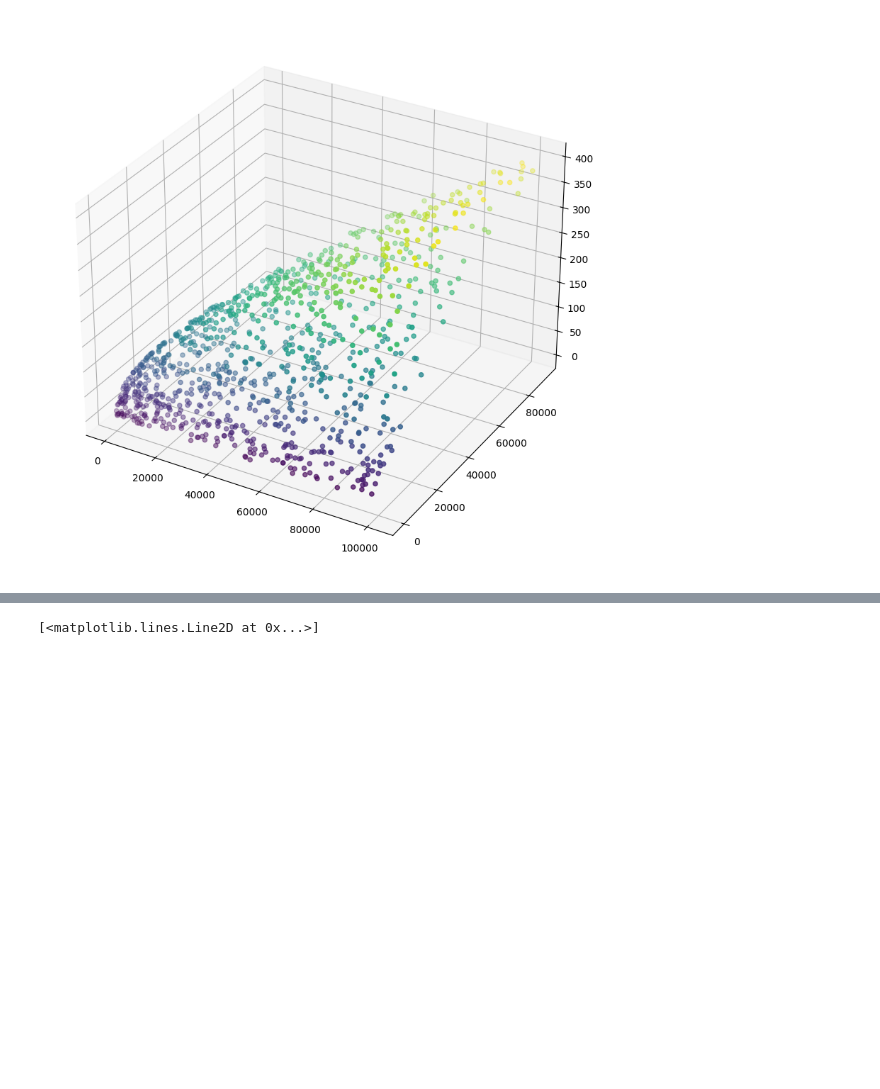
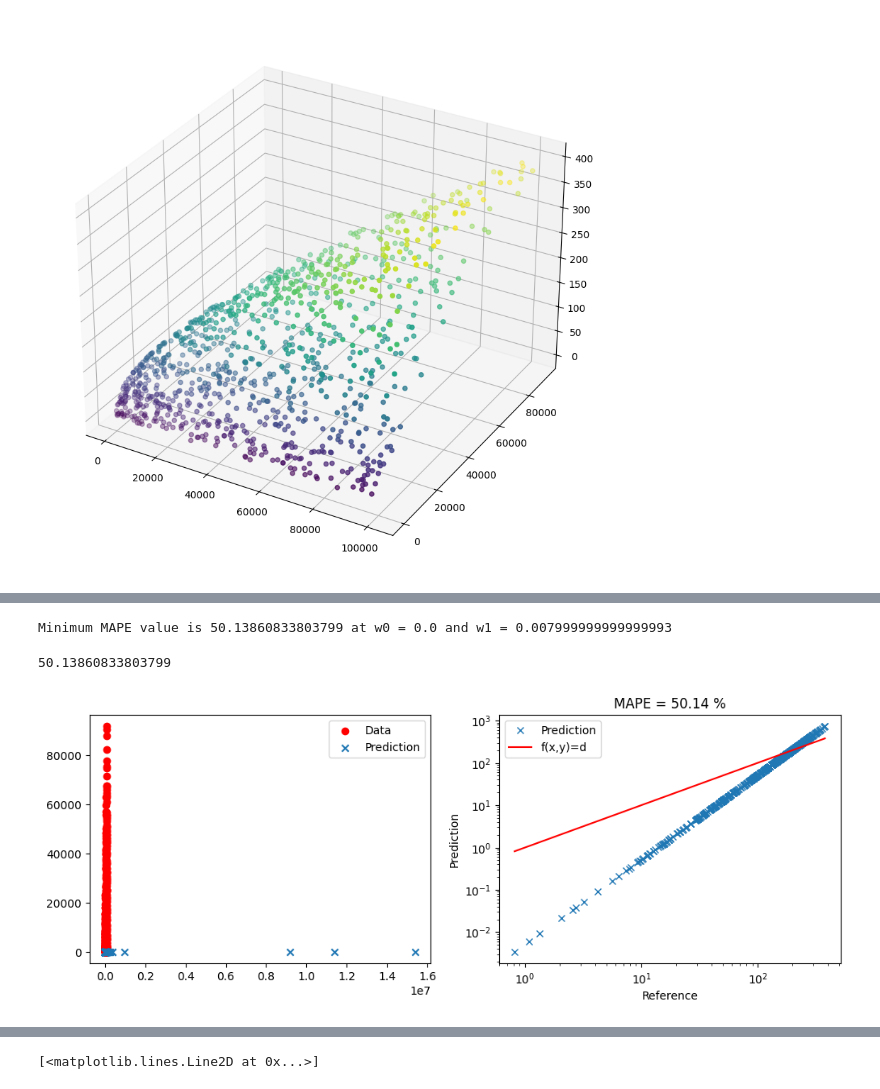
Before and after one commit to CtrlC-CtrlV-ftw/newrepoass2, a Jupyter notebook: 1B - Linear Regression.ipynb, the cells around one changed output, grey strips where cells are left out. Drawn from its saved outputs; the diff is of its cells as text; code cells hidden in the pictures; blank space fills up the shorter version.

Commit message:
Linear regression section finished

```diff
--- a/1B - Linear Regression.ipynb
+++ b/1B - Linear Regression.ipynb
@@ -24,3 +24,25 @@ ax.scatter3D(data["height"], data["wave_length"], data["speed"], c=data["speed"]
 # %% [output]
 <mpl_toolkits.mplot3d.art3d.Path3DCollection at 0x...>
 [figure]
+# %%
+# Create a dataset where height is always bigger then wave length, and if they are not swap their positions. The names have been replaced by x0 and x1 as their initial meaning is lost. Keep the speed as x2.
+
+data_swapped = data.copy()
+data_swapped["x0"] = np.maximum(data["height"], data["wave_length"])
+data_swapped["x1"] = np.minimum(data["height"], data["wave_length"])
+data_swapped["x2"] = data["speed"]
+data_swapped_scaled = data_swapped.div
+
+data_heightmorewavelength = data[data["height"] >= data["wave_length"]]
+# Reset the index of the data_heightmorewavelength
+data_heightmorewavelength = data_heightmorewavelength.reset_index(drop=True)
+data_wavelengthmoreheight = data[data["height"] <= data["wave_length"]]
+# Reset the index of the data_wavelengthmoreheight
+data_wavelengthmoreheight = data_wavelengthmoreheight.reset_index(drop=True)
+
+# Rename the columns of the data_heightmorewavelength and data_wavelengthmoreheight to x0, x1, and x2 due to the requirements of a few functions
+data_heightmorewavelength = data_heightmorewavelength.rename(columns={"height": "x0", "wave_length": "x1", "speed": "x2"})
+data_wavelengthmoreheight = data_wavelengthmoreheight.rename(columns={"height": "x0", "wave_length": "x1", "speed": "x2"})
+
+data_heightmorewavelength.head()
+data_wavelengthmoreheight.head()
@@ -147,2 +168,15 @@ Minimum MAPE value is 56.77561758644002 at w0 = 0.1 and w1 = 0.109
 56.77561758644002
 [figure]
+# %%
+mape_matrix_heightmorewavelength = np.zeros((200, 200))
+for i in range(200):
+    for j in range(200):
+        mape_matrix_heightmorewavelength[i, j] = linear_network(data_heightmorewavelength["x0"], data_heightmorewavelength["x1"], [i/1000 - 0.1, j/1000 - 0.1], data_heightmorewavelength["x2"])[3]
+
+min_mape_heightmorewavelength = np.where(mape_matrix_heightmorewavelength == np.min(mape_matrix_heightmorewavelength))
+print(f"Minimum MAPE value is {np.min(mape_matrix_heightmorewavelength)} at w0 = {min_mape_heightmorewavelength[0][0]/1000 - 0.1} and w1 = {min_mape_heightmorewavelength[1][0]/1000 - 0.1}")
+fit_and_validate([min_mape_heightmorewavelength[0][0]/1000 - 0.1, min_mape_heightmorewavelength[1][0]/1000 - 0.1], data_heightmorewavelength, data_heightmorewavelength, linear_network)
+# %% [output]
+Minimum MAPE value is 50.13860833803799 at w0 = 0.0 and w1 = 0.007999999999999993
+50.13860833803799
+[figure, added]
```
Also changed, not shown: parts of 8 cells of this notebook.
